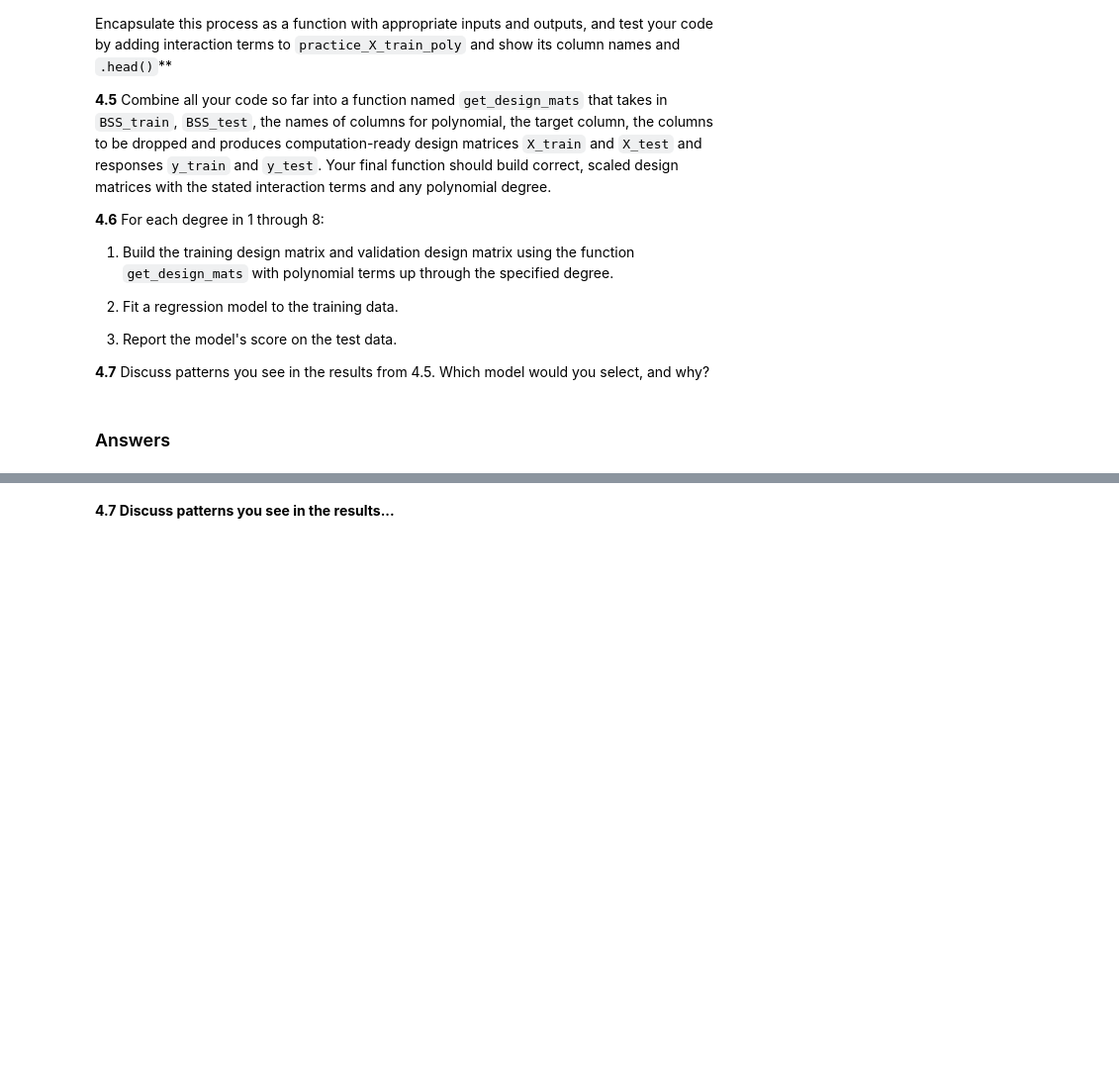
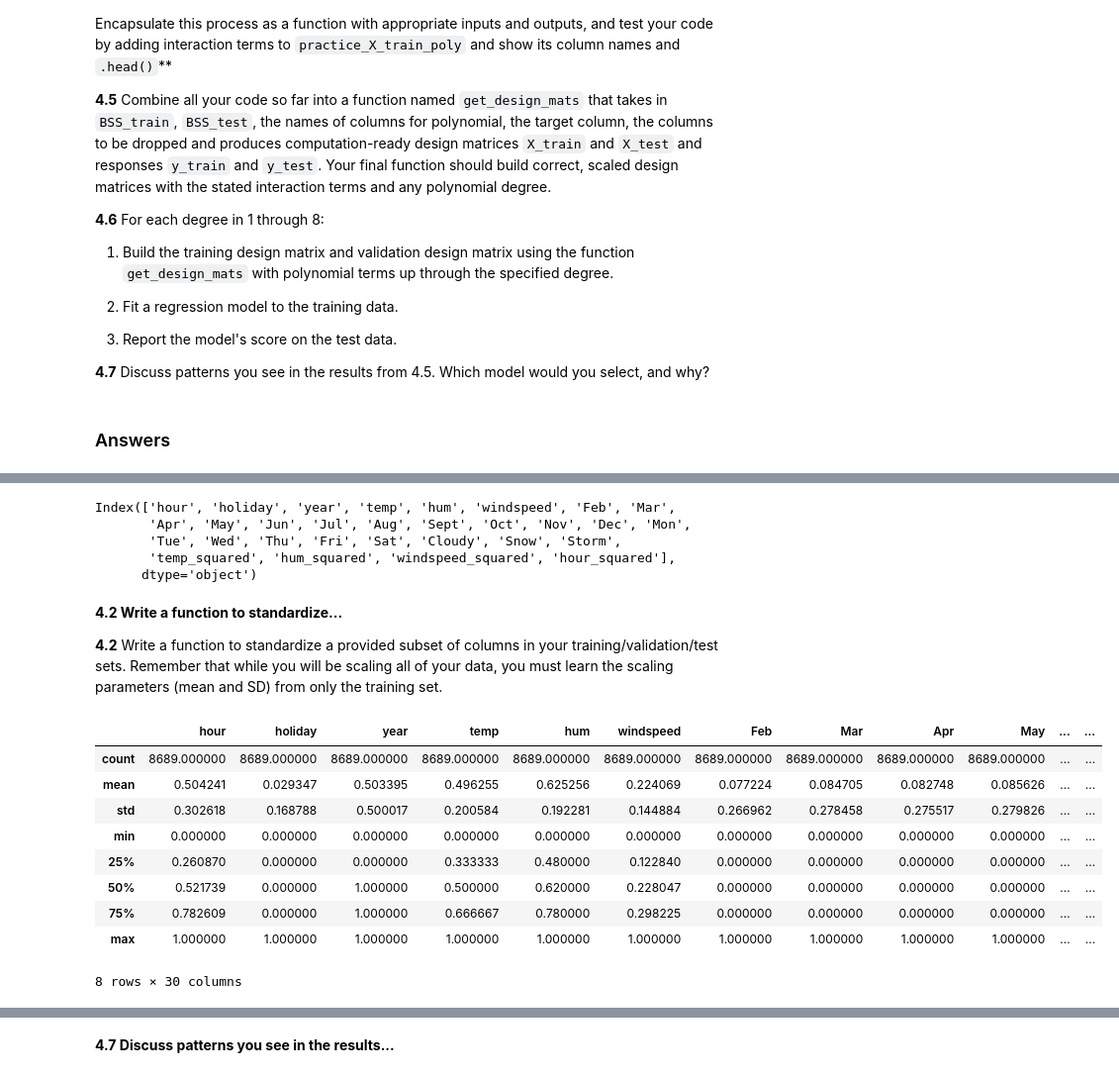
Before and after one commit to ericenglin/Data-Science-Assignments, a Jupyter notebook: hw3/cs109a_hw3.ipynb, the cells around one changed output, grey strips where cells are left out. Shown at 99% size. Saved outputs shown, nothing was run; the diff lists cells and outputs as text; code cells hidden in the pictures; blank space fills up the shorter version.

```diff
--- a/hw3/cs109a_hw3.ipynb
+++ b/hw3/cs109a_hw3.ipynb
@@ -912,0 +883,34 @@ def get_design_mats(train_df, val_df,  degree,
+# %%
+X_train_drop.columns
+# %% [output]
+Index(['hour', 'holiday', 'year', 'temp', 'hum', 'windspeed', 'Feb', 'Mar',
+       'Apr', 'May', 'Jun', 'Jul', 'Aug', 'Sept', 'Oct', 'Nov', 'Dec', 'Mon',
+       'Tue', 'Wed', 'Thu', 'Fri', 'Sat', 'Cloudy', 'Snow', 'Storm',
+       'temp_squared', 'hum_squared', 'windspeed_squared', 'hour_squared'],
+      dtype='object')
+# %% [markdown]
+**4.2 Write a function to standardize...**
+
+**4.2** Write a function to standardize a provided subset of columns in your training/validation/test sets. Remember that while you will be scaling all of your data, you must learn the scaling parameters (mean and SD) from only the training set.
+# %%
+def standardize(df):
+    from sklearn.preprocessing import MinMaxScaler
+    scaler = MinMaxScaler()
+    df_scaled = pd.DataFrame(scaler.fit_transform(df), columns=df.columns)
+    return df_scaled
+# %%
+practice_X_train = X_train_drop
+practice_X_train_scaled = standardize(practice_X_train)
+# %%
+practice_X_train_scaled.describe()
+# %% [output]
+|  | hour | holiday | year | temp | hum | windspeed | Feb | Mar | Apr | May | ... | ... |
+| count | 8689.000000 | 8689.000000 | 8689.000000 | 8689.000000 | 8689.000000 | 8689.000000 | 8689.000000 | 8689.000000 | 8689.000000 | 8689.000000 | ... | ... |
+| mean | 0.504241 | 0.029347 | 0.503395 | 0.496255 | 0.625256 | 0.224069 | 0.077224 | 0.084705 | 0.082748 | 0.085626 | ... | ... |
+| std | 0.302618 | 0.168788 | 0.500017 | 0.200584 | 0.192281 | 0.144884 | 0.266962 | 0.278458 | 0.275517 | 0.279826 | ... | ... |
+| min | 0.000000 | 0.000000 | 0.000000 | 0.000000 | 0.000000 | 0.000000 | 0.000000 | 0.000000 | 0.000000 | 0.000000 | ... | ... |
+| 25% | 0.260870 | 0.000000 | 0.000000 | 0.333333 | 0.480000 | 0.122840 | 0.000000 | 0.000000 | 0.000000 | 0.000000 | ... | ... |
+| 50% | 0.521739 | 0.000000 | 1.000000 | 0.500000 | 0.620000 | 0.228047 | 0.000000 | 0.000000 | 0.000000 | 0.000000 | ... | ... |
+| 75% | 0.782609 | 0.000000 | 1.000000 | 0.666667 | 0.780000 | 0.298225 | 0.000000 | 0.000000 | 0.000000 | 0.000000 | ... | ... |
+| max | 1.000000 | 1.000000 | 1.000000 | 1.000000 | 1.000000 | 1.000000 | 1.000000 | 1.000000 | 1.000000 | 1.000000 | ... | ... |
+8 rows × 30 columns
```
Also changed, not shown: parts of 40 cells of this notebook.
